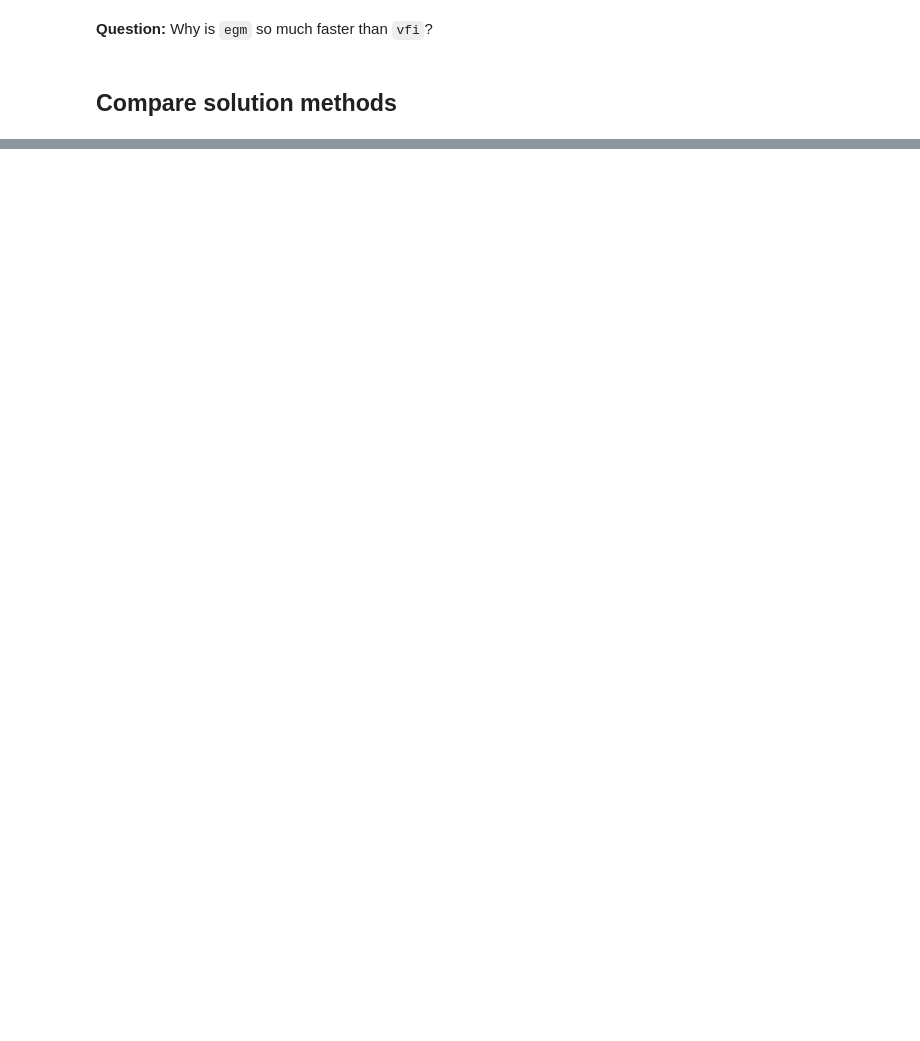
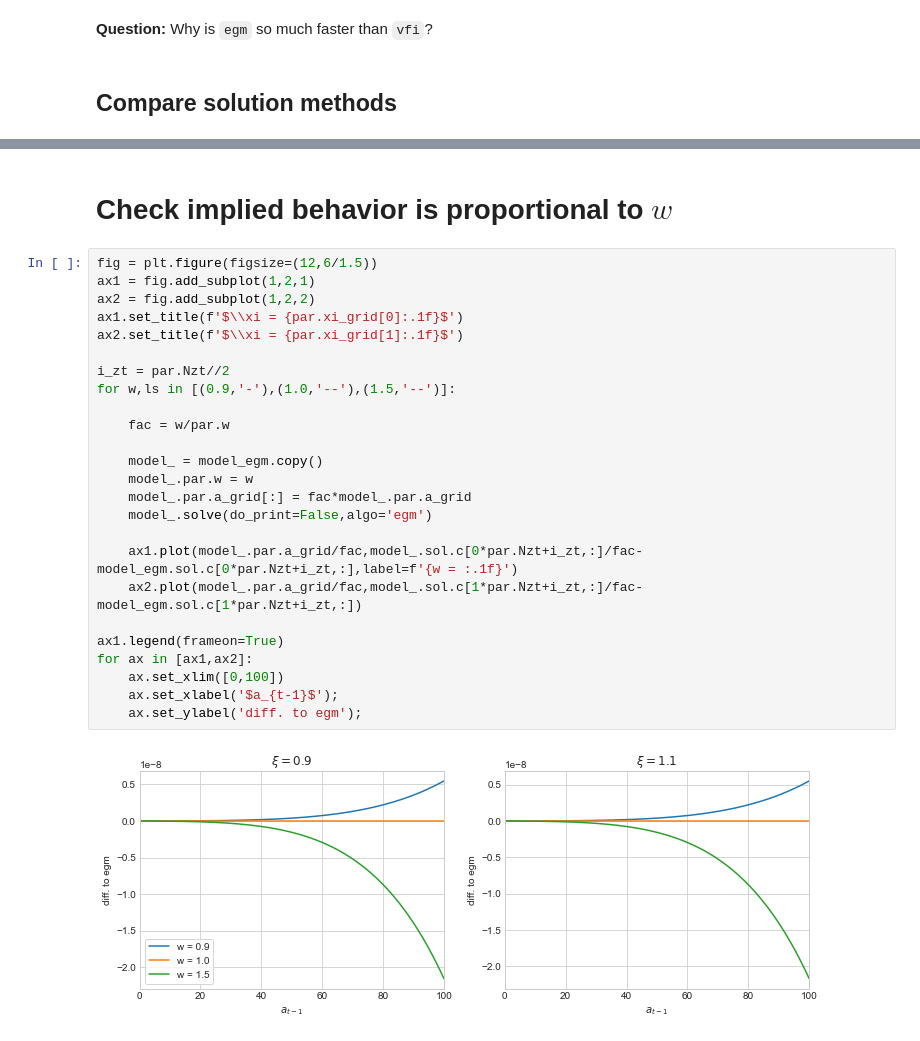
Before and after one commit to NumEconCopenhagen/AdvMacroHet, a Jupyter notebook: 01/02. Consumption-Saving Model.ipynb, the cells around one changed output, grey strips where cells are left out. Saved outputs shown, nothing was run; the diff lists cells and outputs as text; blank space fills up the shorter version.

```diff
--- a/01/02. Consumption-Saving Model.ipynb
+++ b/01/02. Consumption-Saving Model.ipynb
@@ -262,0 +266,29 @@ for i_z in range(par.Nz):
+# %% [markdown]
+# Check implied behavior is proportional to $w$
+# %%
+fig = plt.figure(figsize=(12,6/1.5))
+ax1 = fig.add_subplot(1,2,1)
+ax2 = fig.add_subplot(1,2,2)
+ax1.set_title(f'$\\xi = {par.xi_grid[0]:.1f}$')
+ax2.set_title(f'$\\xi = {par.xi_grid[1]:.1f}$')
+
+i_zt = par.Nzt//2
+for w,ls in [(0.9,'-'),(1.0,'--'),(1.5,'--')]:
+
+    fac = w/par.w
+
+    model_ = model_egm.copy()
+    model_.par.w = w
+    model_.par.a_grid[:] = fac*model_.par.a_grid
+    model_.solve(do_print=False,algo='egm')
+
+    ax1.plot(model_.par.a_grid/fac,model_.sol.c[0*par.Nzt+i_zt,:]/fac-model_egm.sol.c[0*par.Nzt+i_zt,:],label=f'{w = :.1f}')
+    ax2.plot(model_.par.a_grid/fac,model_.sol.c[1*par.Nzt+i_zt,:]/fac-model_egm.sol.c[1*par.Nzt+i_zt,:])
+
+ax1.legend(frameon=True)
+for ax in [ax1,ax2]:
+    ax.set_xlim([0,100])
+    ax.set_xlabel('$a_{t-1}$');
+    ax.set_ylabel('diff. to egm');
+# %% [output]
+[figure, added]
```
Also changed, not shown: parts of 8 cells of this notebook, 5 other files.
